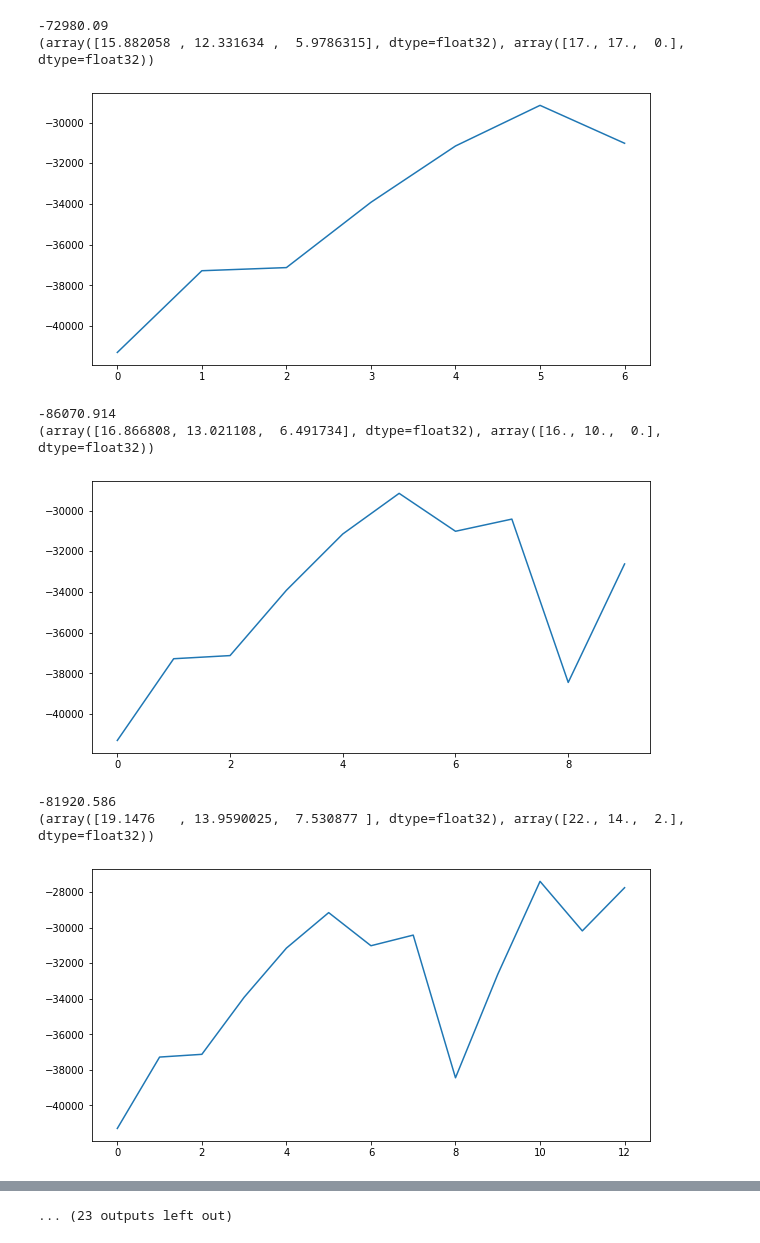
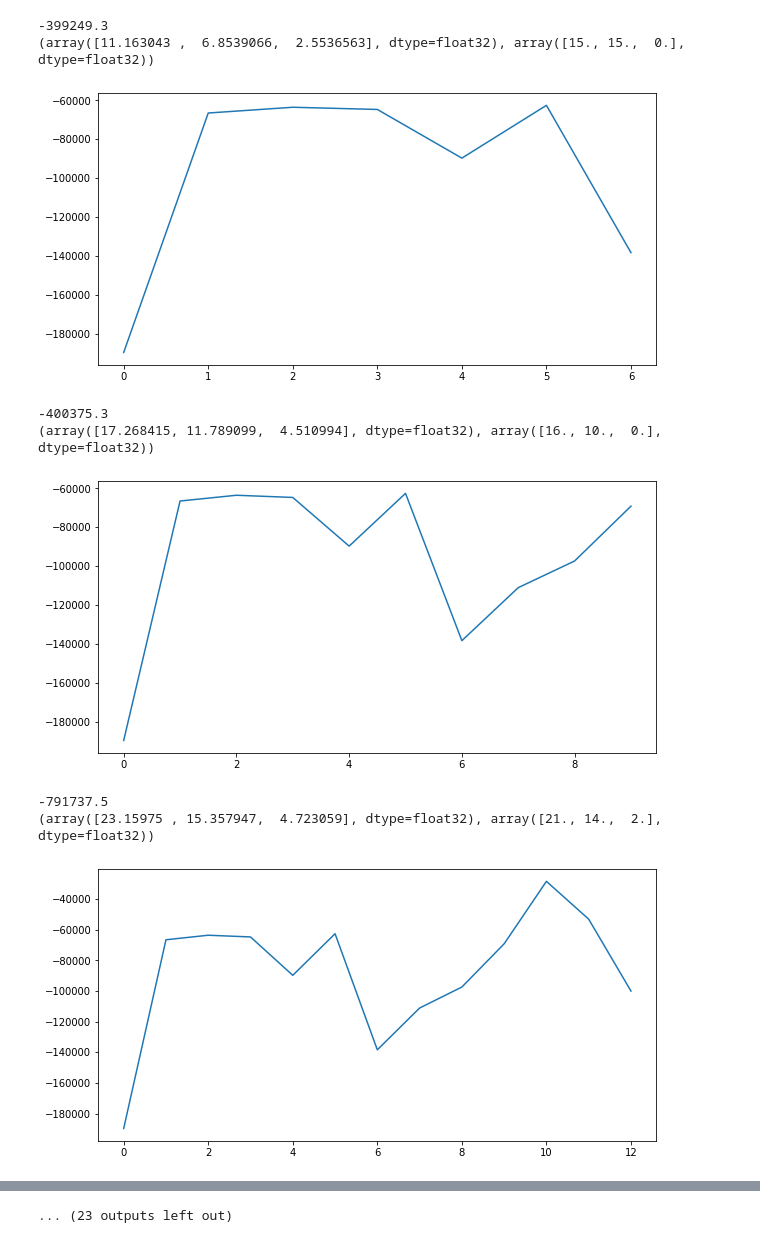
Before and after one commit to Zhangbeibei1991/safety_stock_optimisation_RL, a Jupyter notebook: policy-gradient-train-test.ipynb, the cells around one changed output, grey strips where cells are left out. Drawn from its saved outputs; the diff is of its cells as text; code cells hidden in the pictures.

Commit message:
gaussian policy actor-critic edit parameter for convergence

```diff
--- a/policy-gradient-train-test.ipynb
+++ b/policy-gradient-train-test.ipynb
@@ -56,15 +56,15 @@ learningParams = {
 }
 
 envParams = {
-    "inventoryCost": [5, 1000, 1000], #[1000, 5, 1000], #
+    "inventoryCost": [5, 1000, 1000], # [1000, 5, 1000], #
     "muDemand": 2,
     "stdDemand": 0, #0.1, #1,
     "retailerOrder": 10,
-    "stockoutCost": 10000,
+    "stockoutCost": 50000,
     "N": 1000
 }
 # %%
 plannerAgent = agent.PlannerWithPolicyGradient(learningParams, envParams["retailerOrder"])
-plannerAgent.policy_estimator.stdVal = 5
+plannerAgent.policy_estimator.stdVal = 10
 # %% [output]
 WARNING:tensorflow:Output dense_9 missing from loss dictionary. We assume this was done on purpose. The fit and evaluate APIs will not be expecting any data to be passed to dense_9.
@@ -92,9 +92,15 @@ Rewards
 # %%
 rewardsAll = []
 experienceAll = []
-for i in tqdm_notebook(range(50)):
+N = 50
+# plannerAgent.policy_estimator.stdVal = 10
+# decreaseRate = plannerAgent.policy_estimator.stdVal / N
+for i in tqdm_notebook(range(N)):
 # play the game while trainings
     _, _, rewards, experiences = game.runEpisode(envParams, plannerAgent, train=True)
+
+    # only consider steady state rewards
+    rewards = rewards[-100:]
     averageRewards = np.nansum(rewards)/np.count_nonzero(~np.isnan(rewards))
     rewardsAll.append(averageRewards)
     experienceAll.extend(experiences)
@@ -105,5 +111,8 @@ for i in tqdm_notebook(range(50)):
         plt.figure(figsize=(10, 5))
         plt.plot(rewardsAll)
         plt.show()
+
+#     # reduce exploration over time
+#     plannerAgent.policy_estimator.stdVal -= decreaseRate
 # %% [output]
 [interactive output not drawn]
@@ -116,9 +125,9 @@ for i in tqdm_notebook(range(50)):
--72980.09
-(array([15.882058 , 12.331634 ,  5.9786315], dtype=float32), array([17., 17.,  0.], dtype=float32))
+-399249.3
+(array([11.163043 ,  6.8539066,  2.5536563], dtype=float32), array([15., 15.,  0.], dtype=float32))
-[figure, old version]
+[figure, new version]
--86070.914
-(array([16.866808, 13.021108,  6.491734], dtype=float32), array([16., 10.,  0.], dtype=float32))
+-400375.3
+(array([17.268415, 11.789099,  4.510994], dtype=float32), array([16., 10.,  0.], dtype=float32))
-[figure, old version]
+[figure, new version]
--81920.586
-(array([19.1476   , 13.9590025,  7.530877 ], dtype=float32), array([22., 14.,  2.], dtype=float32))
+-791737.5
+(array([23.15975 , 15.357947,  4.723059], dtype=float32), array([21., 14.,  2.], dtype=float32))
-[figure, old version]
+[figure, new version]
```
Also changed, not shown: parts of 10 cells of this notebook, 1 other file.
